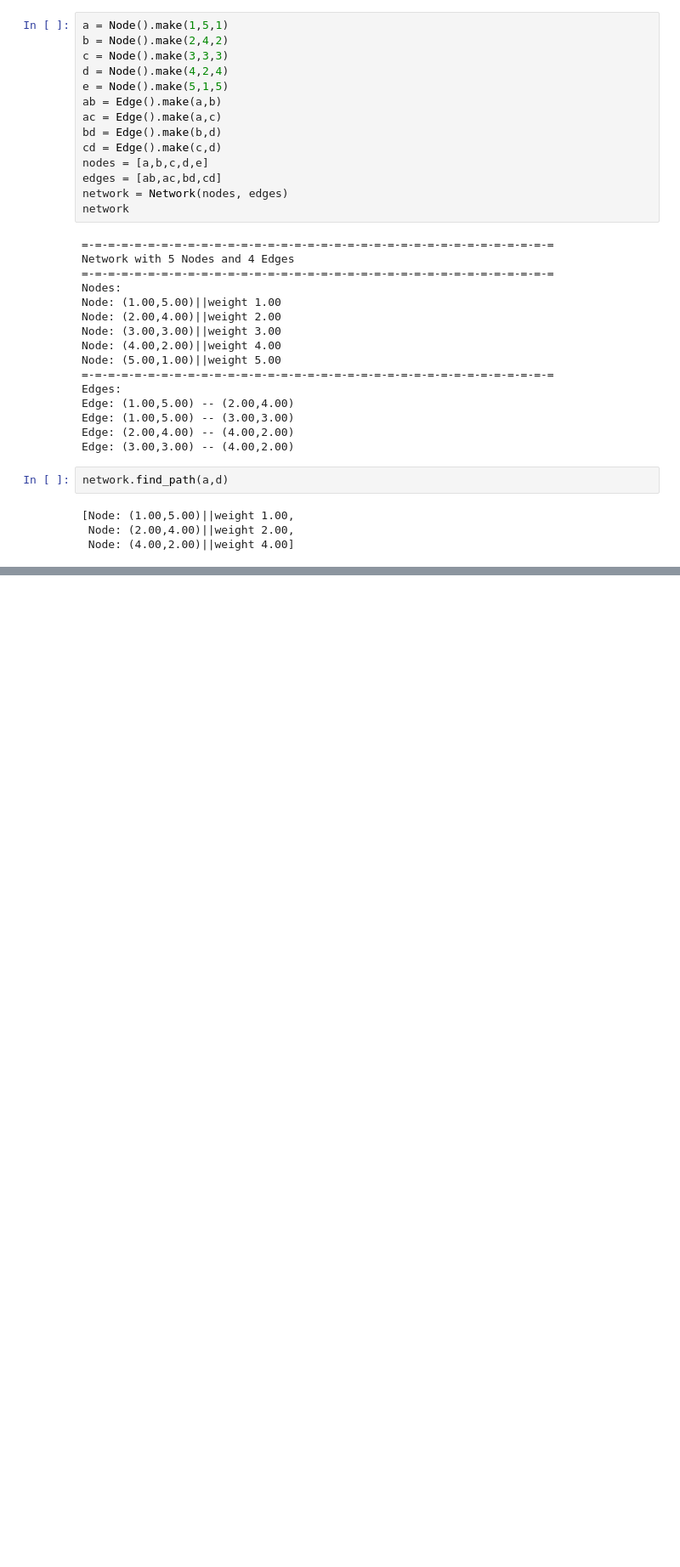
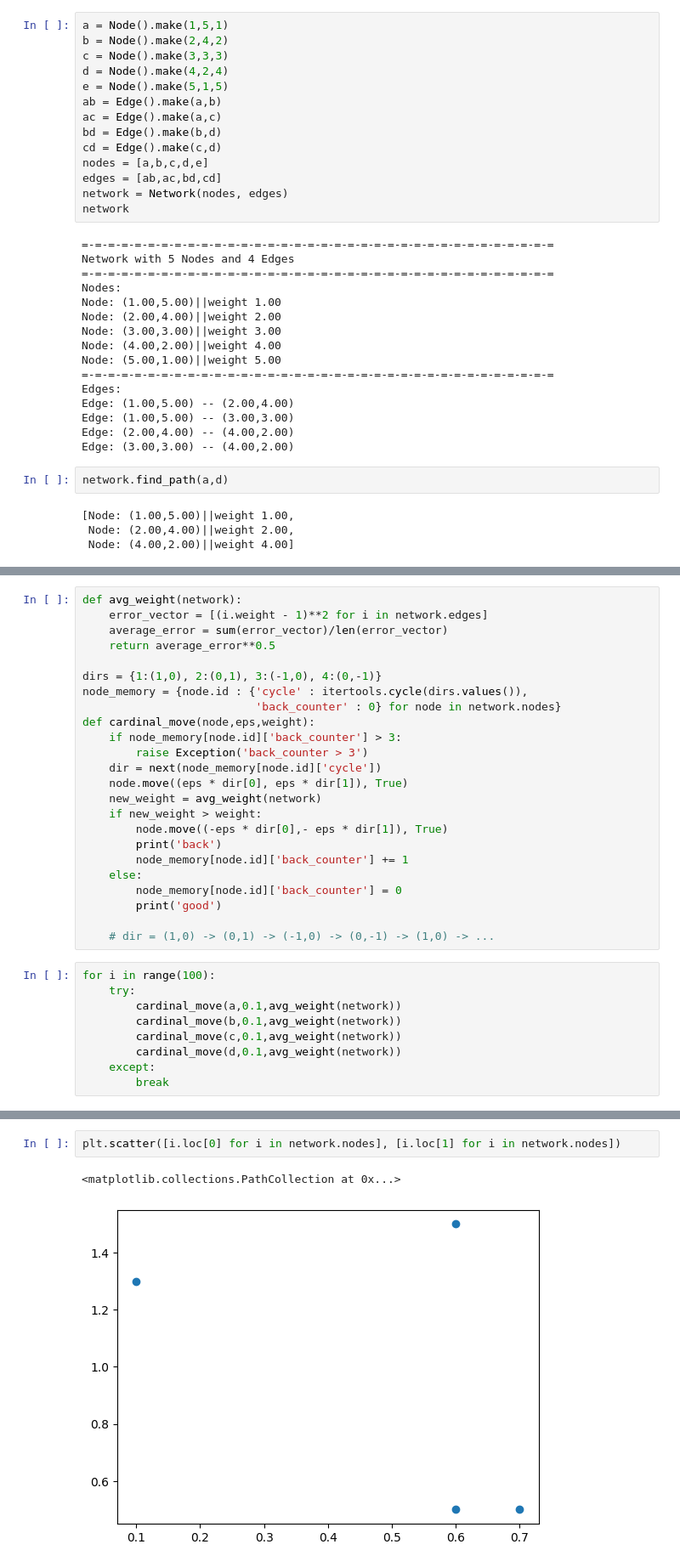
Before and after one commit to jmgpgit/Final-Project, a Jupyter notebook: src/recreate.ipynb, the cells around one changed output, grey strips where cells are left out. Shown at 85% size. Drawn from its saved outputs; the diff is of its cells as text; blank space fills up the shorter version.

```diff
--- a/src/recreate.ipynb
+++ b/src/recreate.ipynb
@@ -709,0 +722,33 @@ Edge: (0.00,1.00) -- (1.00,0.00)||e_w 1.41
+# %%
+def avg_weight(network):
+    error_vector = [(i.weight - 1)**2 for i in network.edges]
+    average_error = sum(error_vector)/len(error_vector)
+    return average_error**0.5
+
+dirs = {1:(1,0), 2:(0,1), 3:(-1,0), 4:(0,-1)}
+node_memory = {node.id : {'cycle' : itertools.cycle(dirs.values()),
+                          'back_counter' : 0} for node in network.nodes}
+def cardinal_move(node,eps,weight):
+    if node_memory[node.id]['back_counter'] > 3:
+        raise Exception('back_counter > 3')
+    dir = next(node_memory[node.id]['cycle'])
+    node.move((eps * dir[0], eps * dir[1]), True)
+    new_weight = avg_weight(network)
+    if new_weight > weight:
+        node.move((-eps * dir[0],- eps * dir[1]), True)
+        print('back')
+        node_memory[node.id]['back_counter'] += 1
+    else:
+        node_memory[node.id]['back_counter'] = 0
+        print('good')
+
+    # dir = (1,0) -> (0,1) -> (-1,0) -> (0,-1) -> (1,0) -> ...
+# %%
+for i in range(100):
+    try:
+        cardinal_move(a,0.1,avg_weight(network))
+        cardinal_move(b,0.1,avg_weight(network))
+        cardinal_move(c,0.1,avg_weight(network))
+        cardinal_move(d,0.1,avg_weight(network))
+    except:
+        break
@@ -709,0 +773,5 @@ Edge: (0.00,1.00) -- (1.00,0.00)||e_w 1.41
+# %%
+plt.scatter([i.loc[0] for i in network.nodes], [i.loc[1] for i in network.nodes])
+# %% [output]
+<matplotlib.collections.PathCollection at 0x...>
+[figure, added]
```
Also changed, not shown: parts of 24 cells of this notebook, 8 other files.
